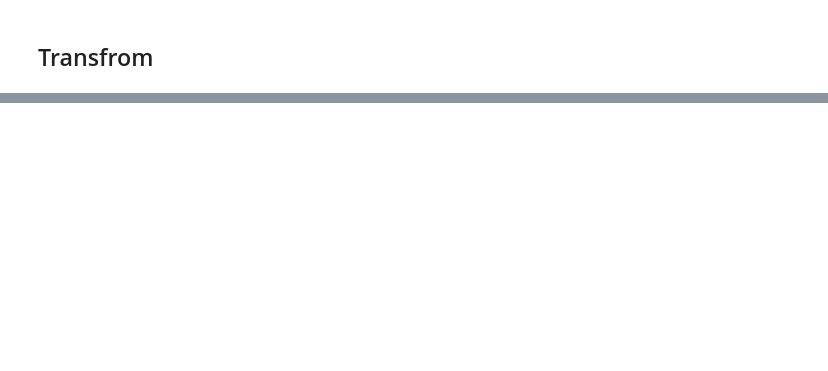
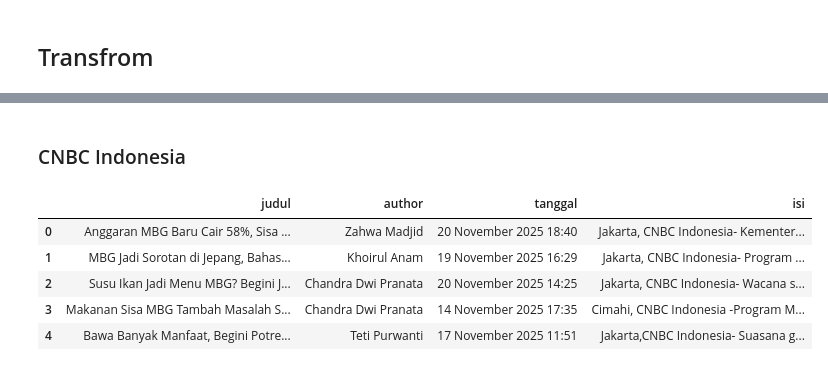
Before and after one commit to RizkyMlana/Scraping-CNNIndonesia, a Jupyter notebook: scraping.ipynb, the cells around one changed output, grey strips where cells are left out. Saved outputs shown, nothing was run; the diff lists cells and outputs as text; code cells hidden in the pictures; blank space fills up the shorter version.

```diff
--- a/scraping.ipynb
+++ b/scraping.ipynb
@@ -138,0 +238,21 @@ df
+# %% [markdown]
+### CNBC Indonesia
+# %%
+df_cncbc1 = pd.read_csv('cnbc_indo_revised.csv')
+df_cncbc2 = pd.read_csv('cnbc_indo_nirot.csv')
+# %%
+df_cnbc = pd.concat([df_cncbc1, df_cncbc2], ignore_index=True)
+df_cnbc = df_cnbc.drop(columns=['url'])
+# %%
+df_cnbc = df_cnbc.rename(columns={
+    'isi_konten' : 'isi'
+})
+# %%
+df_cnbc.head()
+# %% [output]
+|  | judul | author | tanggal | isi |
+| 0 | Anggaran MBG Baru Cair 58%, Sisa ... | Zahwa Madjid | 20 November 2025 18:40 | Jakarta, CNBC Indonesia- Kementer... |
+| 1 | MBG Jadi Sorotan di Jepang, Bahas... | Khoirul Anam | 19 November 2025 16:29 | Jakarta, CNBC Indonesia- Program ... |
+| 2 | Susu Ikan Jadi Menu MBG? Begini J... | Chandra Dwi Pranata | 20 November 2025 14:25 | Jakarta, CNBC Indonesia- Wacana s... |
+| 3 | Makanan Sisa MBG Tambah Masalah S... | Chandra Dwi Pranata | 14 November 2025 17:35 | Cimahi, CNBC Indonesia -Program M... |
+| 4 | Bawa Banyak Manfaat, Begini Potre... | Teti Purwanti | 17 November 2025 11:51 | Jakarta,CNBC Indonesia- Suasana g... |
```
Also changed, not shown: parts of 18 cells of this notebook.
